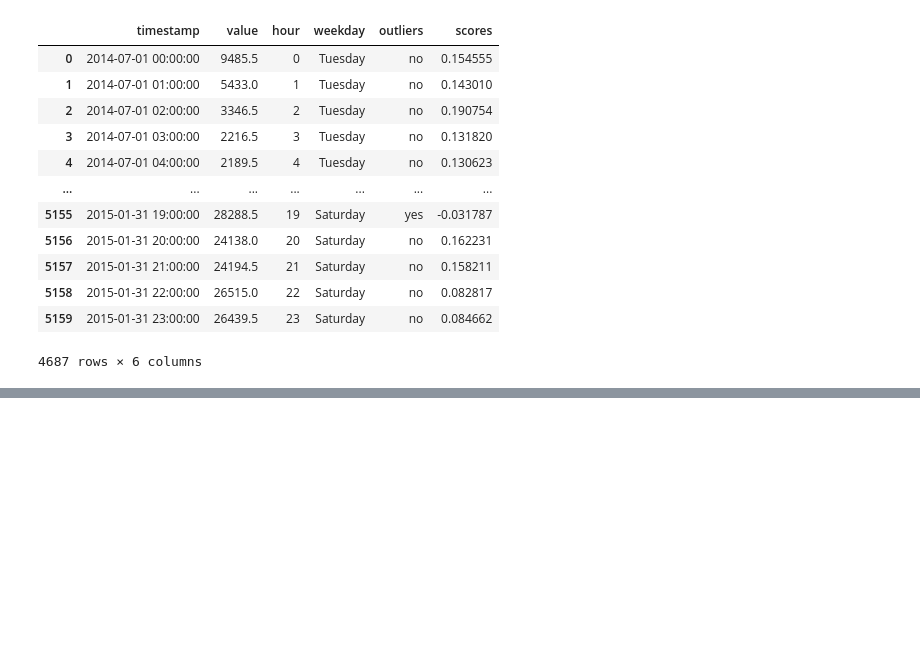
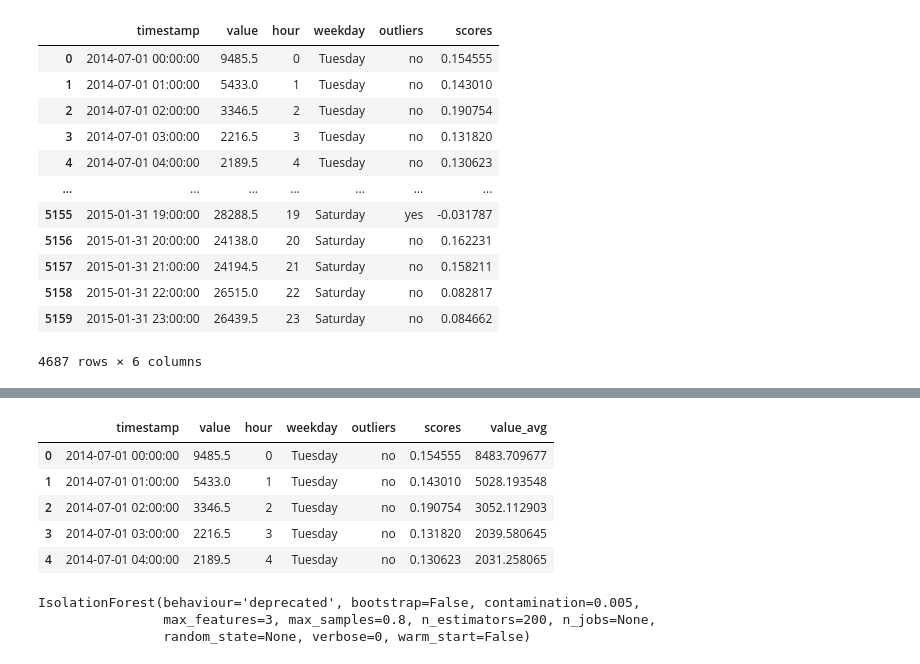
Before and after one commit to shelly2904/DATA_SCIENCE, a Jupyter notebook: Time Series/Anomaly_Detection_Algorithm.ipynb, the cells around one changed output, grey strips where cells are left out. Drawn from its saved outputs; the diff is of its cells as text; code cells hidden in the pictures; blank space fills up the shorter version.

```diff
--- a/Time Series/Anomaly_Detection_Algorithm.ipynb
+++ b/Time Series/Anomaly_Detection_Algorithm.ipynb
@@ -326,0 +334,11 @@ df.query('scores < 0.25')
+# %%
+df_final = df.join(df.groupby(['hour', 'weekday'])['value'].mean(), on=['hour', 'weekday'], rsuffix='_avg')
+# %%
+df_final.head(5)
+# %% [output]
+|  | timestamp | value | hour | weekday | outliers | scores | value_avg |
+| 0 | 2014-07-01 00:00:00 | 9485.5 | 0 | Tuesday | no | 0.154555 | 8483.709677 |
+| 1 | 2014-07-01 01:00:00 | 5433.0 | 1 | Tuesday | no | 0.143010 | 5028.193548 |
+| 2 | 2014-07-01 02:00:00 | 3346.5 | 2 | Tuesday | no | 0.190754 | 3052.112903 |
+| 3 | 2014-07-01 03:00:00 | 2216.5 | 3 | Tuesday | no | 0.131820 | 2039.580645 |
+| 4 | 2014-07-01 04:00:00 | 2189.5 | 4 | Tuesday | no | 0.130623 | 2031.258065 |
@@ -326,0 +351,7 @@ df.query('scores < 0.25')
+# %%
+model1 = IsolationForest(contamination=0.005, max_features=3, max_samples=0.8, n_estimators=200)
+model1.fit(data)
+# %% [output]
+IsolationForest(behaviour='deprecated', bootstrap=False, contamination=0.005,
+                max_features=3, max_samples=0.8, n_estimators=200, n_jobs=None,
+                random_state=None, verbose=0, warm_start=False)
```
Also changed, not shown: parts of 11 cells of this notebook.
